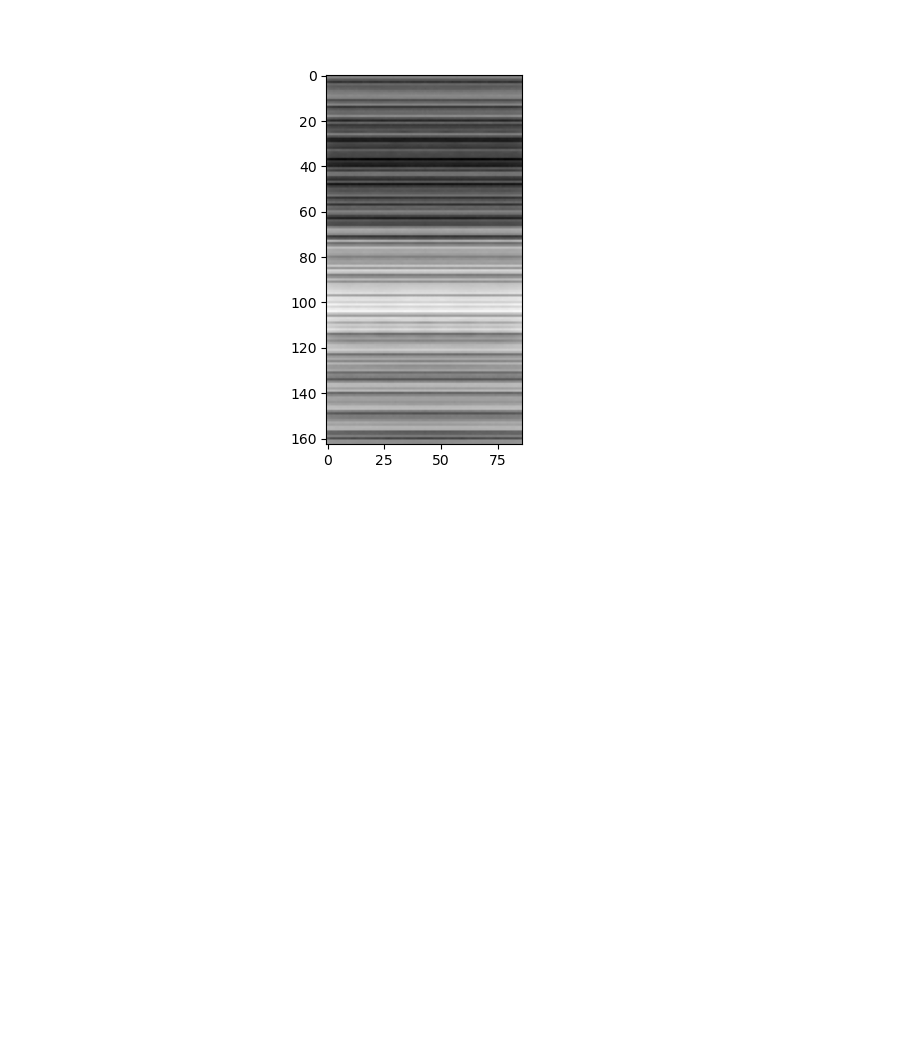
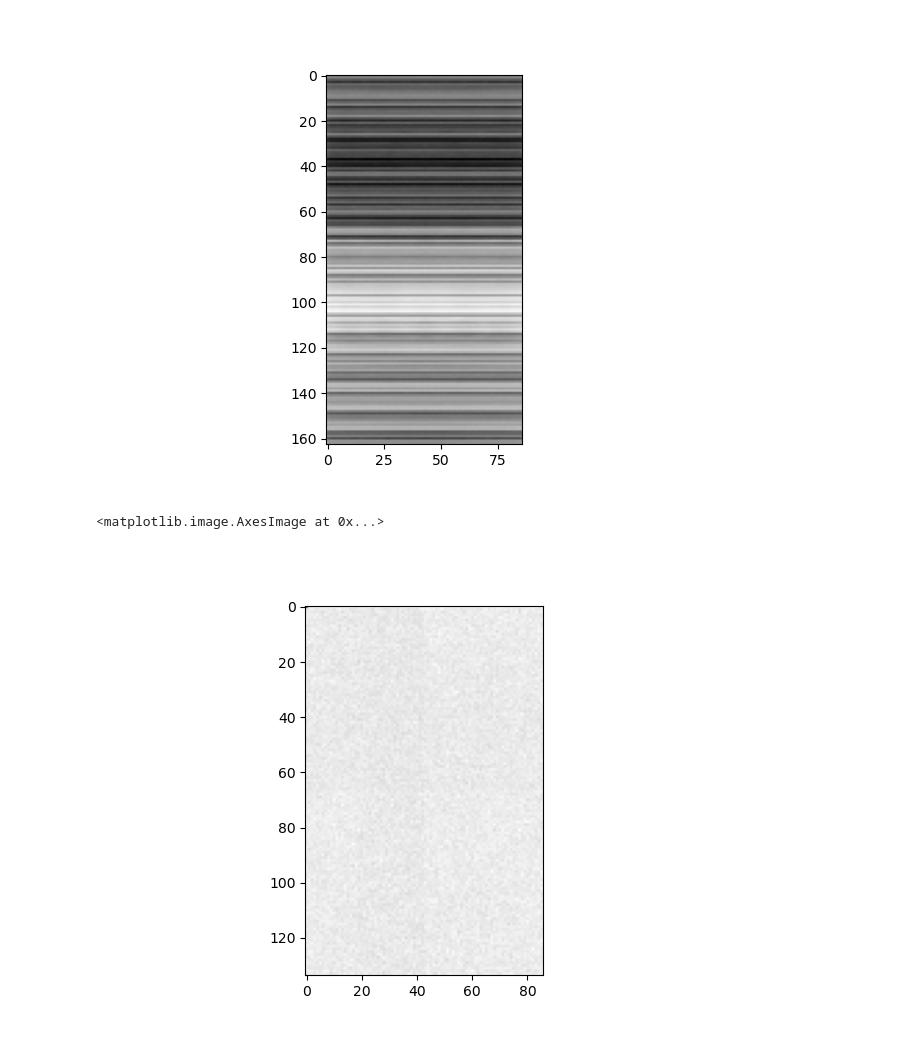
Before and after one commit to zyjux/harmonic_gw, a Jupyter notebook: local_autocorrelation.ipynb, the cells around one changed output. Cells and saved outputs as stored; diff of their text form; code cells hidden in the pictures; blank space fills up the shorter version.

```diff
--- a/local_autocorrelation.ipynb
+++ b/local_autocorrelation.ipynb
@@ -42,3 +42,35 @@ ax.imshow(img_crop_corr, cmap='gray')
 # %% [output]
 <matplotlib.image.AxesImage at 0x...>
 [figure]
+# %%
+def auto_correlate(img, x, y, width, height, xrange=None, yrange=None):
+    if xrange==None:
+        xrange = width//2
+    if yrange==None:
+        yrange = height//2
+
+    img_crop = img[y:y+height, x:x+width]
+
+    normalizer = np.sum(img_crop * img_crop)
+
+    full_xrange = range(-xrange, xrange)
+    full_yrange = range(-yrange, yrange)
+
+    corr_img = np.zeros((len(full_yrange), len(full_xrange)))
+
+    for xt in full_xrange:
+        for yt in full_yrange:
+            x_ref = x + xt
+            y_ref = y + yt
+            img_comp = img[y_ref:y_ref+height, x_ref:x_ref+width]
+            corr_img[yt, xt] = np.sum(img_comp * img_crop) / normalizer
+
+    return corr_img
+# %%
+corr_img = auto_correlate(img_array, 328, 67, 86, 163, yrange=67)
+# %%
+F, ax = plt.subplots()
+ax.imshow(corr_img, cmap='gray')
+# %% [output]
+<matplotlib.image.AxesImage at 0x...>
+[figure, added]
```
